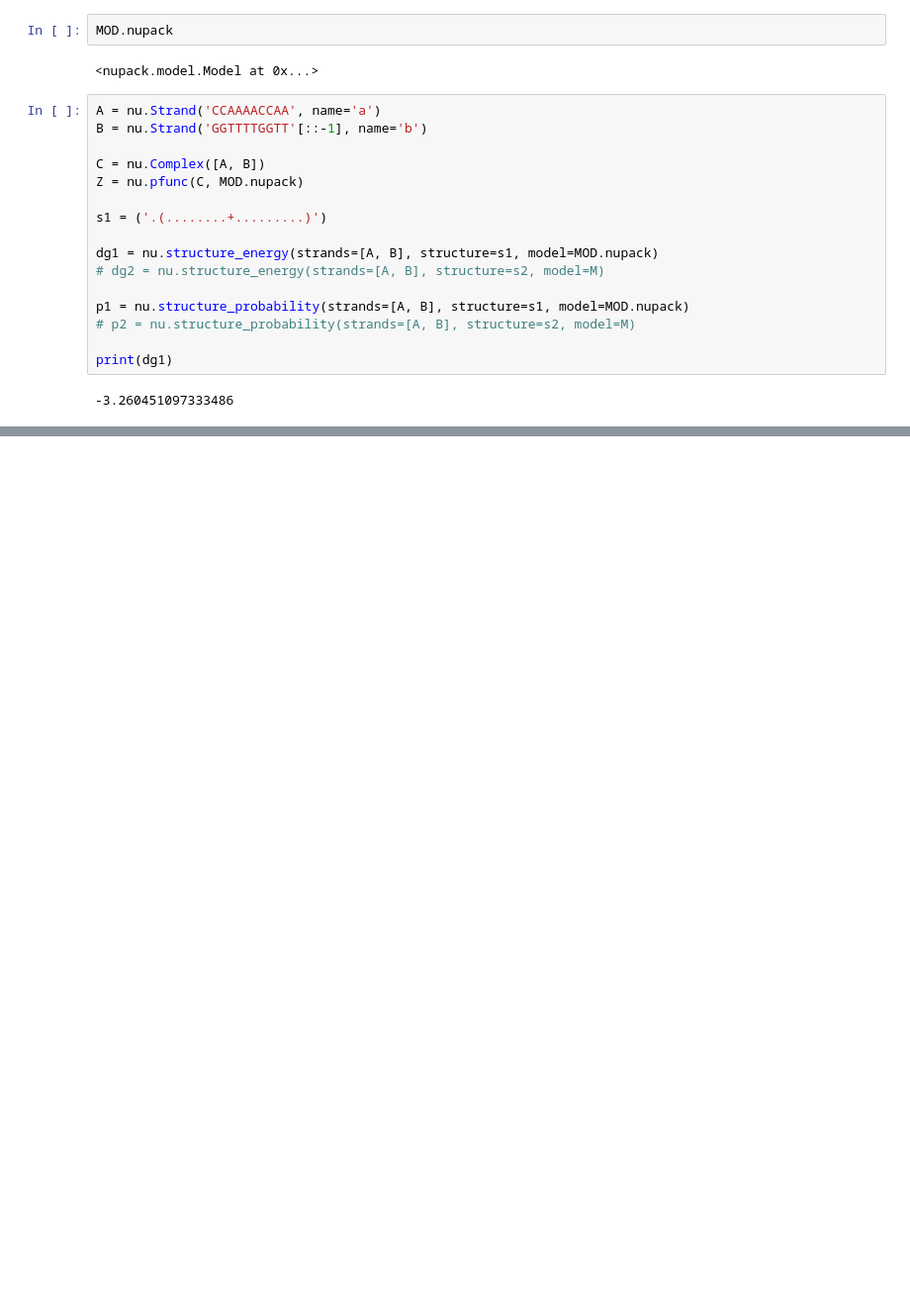
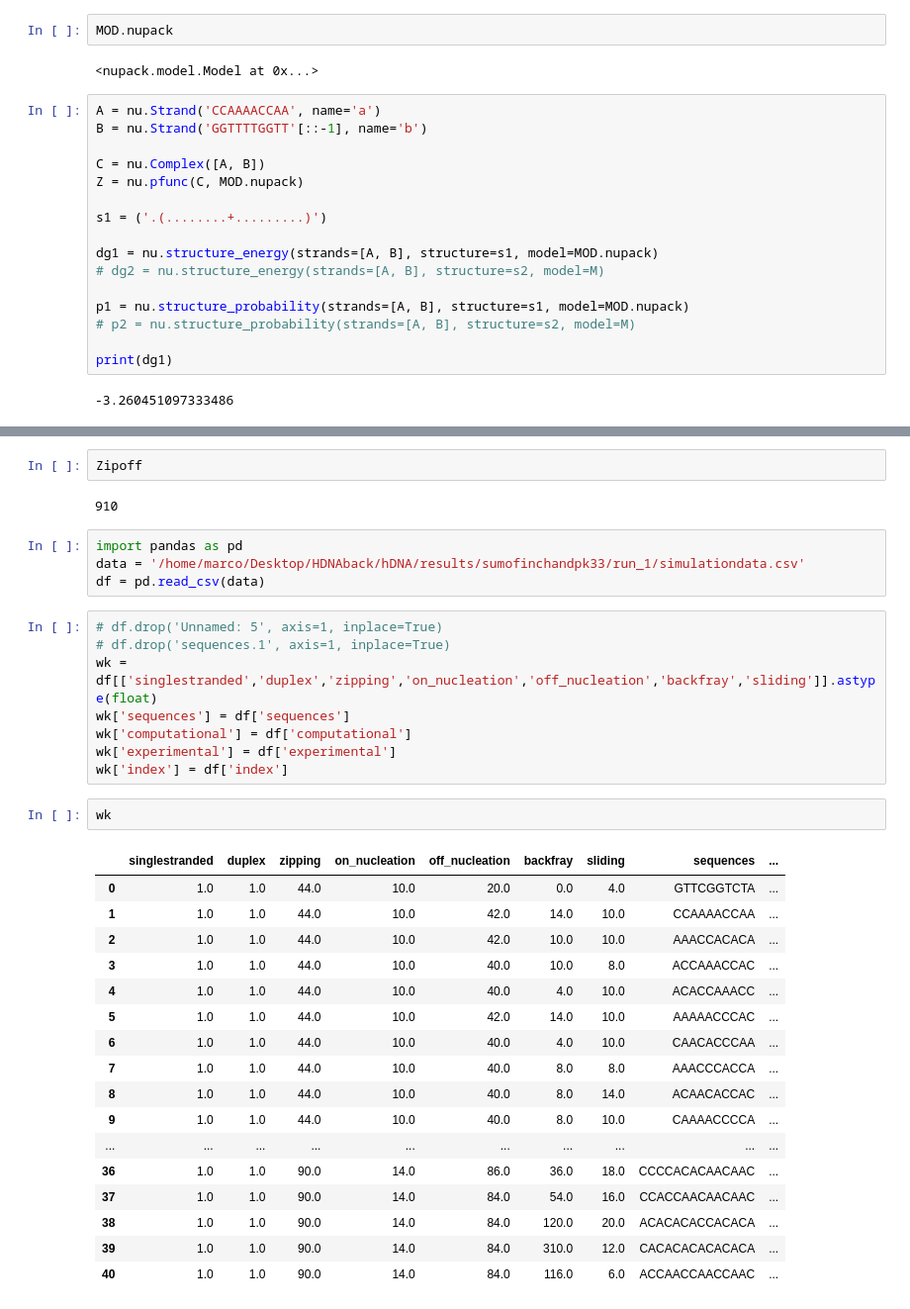
Before and after one commit to MarcoTuc/hDNA, a Jupyter notebook: run.ipynb, the cells around one changed output, grey strips where cells are left out. Shown at 99% size. Cells and saved outputs as stored; diff of their text form; blank space fills up the shorter version.

```diff
--- a/run.ipynb
+++ b/run.ipynb
@@ -52,0 +73,36 @@ print(dg1)
+# %%
+Zipoff
+# %% [output]
+910
+# %%
+import pandas as pd
+data = '/home/marco/Desktop/HDNAback/hDNA/results/sumofinchandpk33/run_1/simulationdata.csv'
+df = pd.read_csv(data)
+# %%
+# df.drop('Unnamed: 5', axis=1, inplace=True)
+# df.drop('sequences.1', axis=1, inplace=True)
+wk = df[['singlestranded','duplex','zipping','on_nucleation','off_nucleation','backfray','sliding']].astype(float)
+wk['sequences'] = df['sequences']
+wk['computational'] = df['computational']
+wk['experimental'] = df['experimental']
+wk['index'] = df['index']
+# %%
+wk
+# %% [output]
+|  | singlestranded | duplex | zipping | on_nucleation | off_nucleation | backfray | sliding | sequences | ... |
+| 0 | 1.0 | 1.0 | 44.0 | 10.0 | 20.0 | 0.0 | 4.0 | GTTCGGTCTA | ... |
+| 1 | 1.0 | 1.0 | 44.0 | 10.0 | 42.0 | 14.0 | 10.0 | CCAAAACCAA | ... |
+| 2 | 1.0 | 1.0 | 44.0 | 10.0 | 42.0 | 10.0 | 10.0 | AAACCACACA | ... |
+| 3 | 1.0 | 1.0 | 44.0 | 10.0 | 40.0 | 10.0 | 8.0 | ACCAAACCAC | ... |
+| 4 | 1.0 | 1.0 | 44.0 | 10.0 | 40.0 | 4.0 | 10.0 | ACACCAAACC | ... |
+| 5 | 1.0 | 1.0 | 44.0 | 10.0 | 42.0 | 14.0 | 10.0 | AAAAACCCAC | ... |
+| 6 | 1.0 | 1.0 | 44.0 | 10.0 | 40.0 | 4.0 | 10.0 | CAACACCCAA | ... |
+| 7 | 1.0 | 1.0 | 44.0 | 10.0 | 40.0 | 8.0 | 8.0 | AAACCCACCA | ... |
+| 8 | 1.0 | 1.0 | 44.0 | 10.0 | 40.0 | 8.0 | 14.0 | ACAACACCAC | ... |
+| 9 | 1.0 | 1.0 | 44.0 | 10.0 | 40.0 | 8.0 | 10.0 | CAAAACCCCA | ... |
+| ... | ... | ... | ... | ... | ... | ... | ... | ... | ... |
+| 36 | 1.0 | 1.0 | 90.0 | 14.0 | 86.0 | 36.0 | 18.0 | CCCCACACAACAAC | ... |
+| 37 | 1.0 | 1.0 | 90.0 | 14.0 | 84.0 | 54.0 | 16.0 | CCACCAACAACAAC | ... |
+| 38 | 1.0 | 1.0 | 90.0 | 14.0 | 84.0 | 120.0 | 20.0 | ACACACACCACACA | ... |
+| 39 | 1.0 | 1.0 | 90.0 | 14.0 | 84.0 | 310.0 | 12.0 | CACACACACACACA | ... |
+| 40 | 1.0 | 1.0 | 90.0 | 14.0 | 84.0 | 116.0 | 6.0 | ACCAACCAACCAAC | ... |
```
Also changed, not shown: parts of 8 cells of this notebook, 9 other files.
